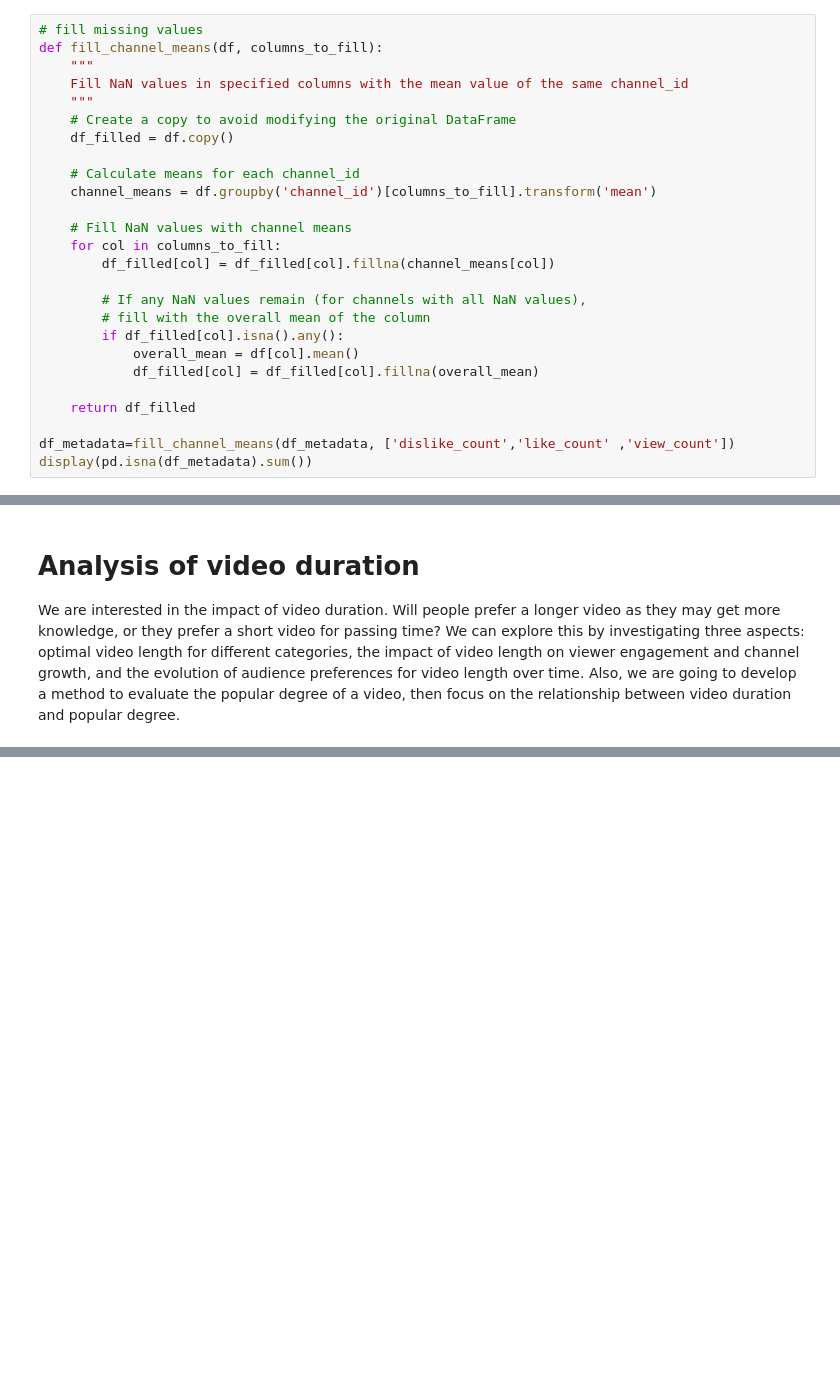
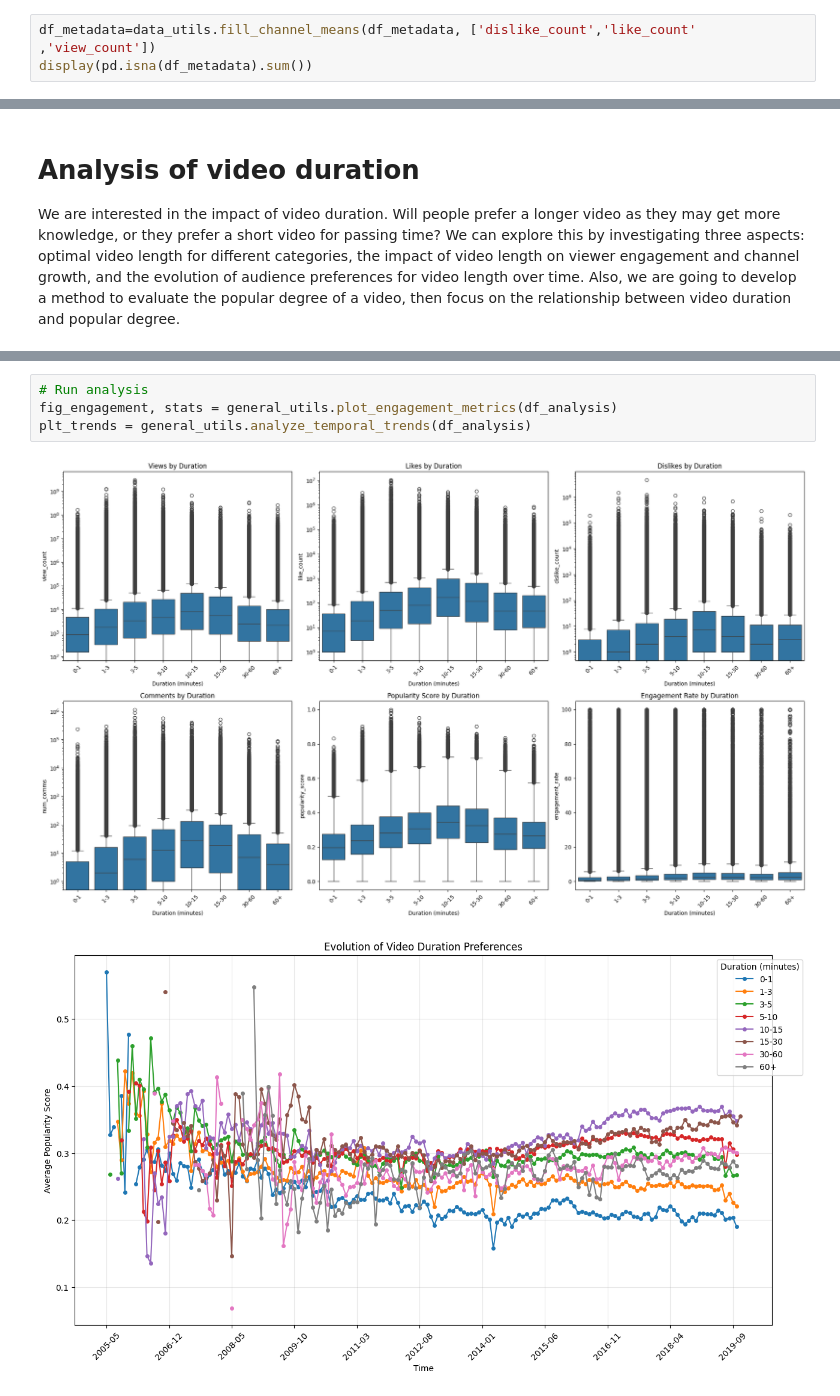
Before and after one commit to NecoJac/ada-2024-project-laughtodeath666, a Jupyter notebook: initial_analysis.ipynb, the cells around one changed output, grey strips where cells are left out. Cells and saved outputs as stored; diff of their text form; blank space fills up the shorter version.

```diff
--- a/initial_analysis.ipynb
+++ b/initial_analysis.ipynb
@@ -87,30 +89,7 @@ upload_date           0
 view_count           33
 dtype: int64
 # %%
-# fill missing values
-def fill_channel_means(df, columns_to_fill):
-    """
-    Fill NaN values in specified columns with the mean value of the same channel_id
-    """
-    # Create a copy to avoid modifying the original DataFrame
-    df_filled = df.copy()
-
-    # Calculate means for each channel_id
-    channel_means = df.groupby('channel_id')[columns_to_fill].transform('mean')
-
-    # Fill NaN values with channel means
-    for col in columns_to_fill:
-        df_filled[col] = df_filled[col].fillna(channel_means[col])
-
-        # If any NaN values remain (for channels with all NaN values),
-        # fill with the overall mean of the column
-        if df_filled[col].isna().any():
-            overall_mean = df[col].mean()
-            df_filled[col] = df_filled[col].fillna(overall_mean)
-
-    return df_filled
-
-df_metadata=fill_channel_means(df_metadata, ['dislike_count','like_count' ,'view_count'])
+df_metadata=data_utils.fill_channel_means(df_metadata, ['dislike_count','like_count' ,'view_count'])
 display(pd.isna(df_metadata).sum())
 # %% [output]
 categories       0
@@ -514,0 +164,7 @@ plt_trends = analyze_temporal_trends(df_analysis)
+# %%
+# Run analysis
+fig_engagement, stats = general_utils.plot_engagement_metrics(df_analysis)
+plt_trends = general_utils.analyze_temporal_trends(df_analysis)
+# %% [output]
+[figure, added]
+[figure, added]
```
Also changed, not shown: parts of 5 cells of this notebook, 7 other files.
